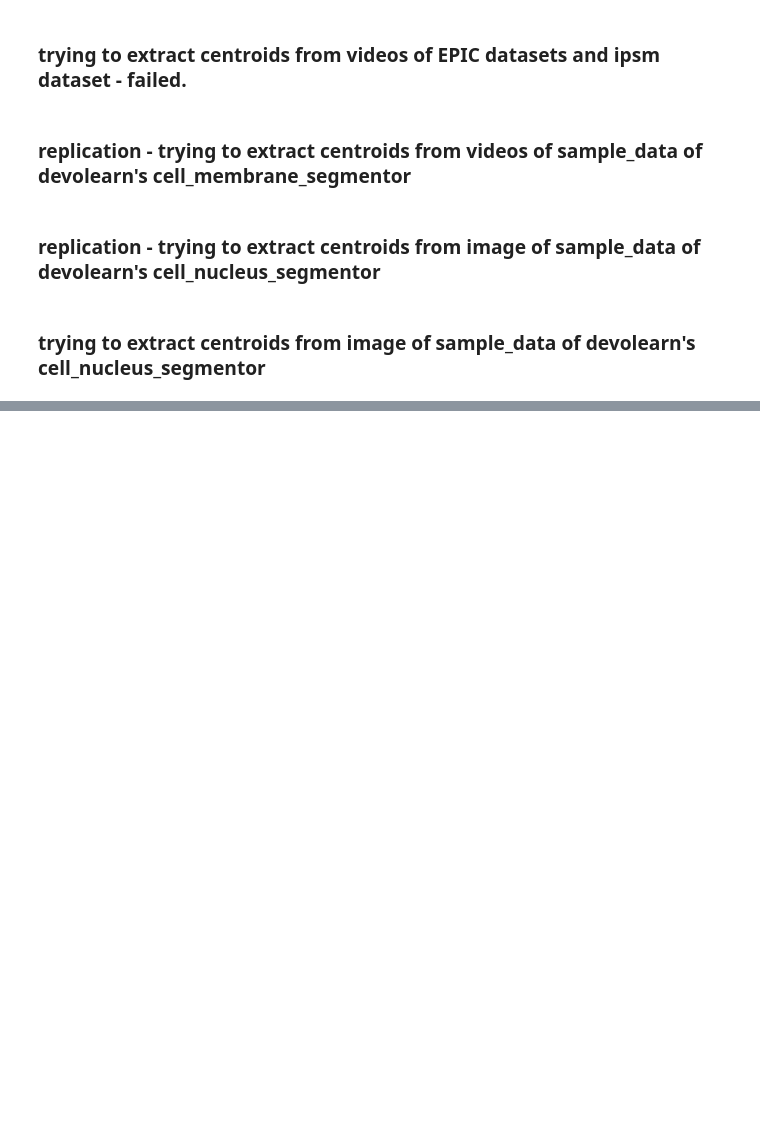
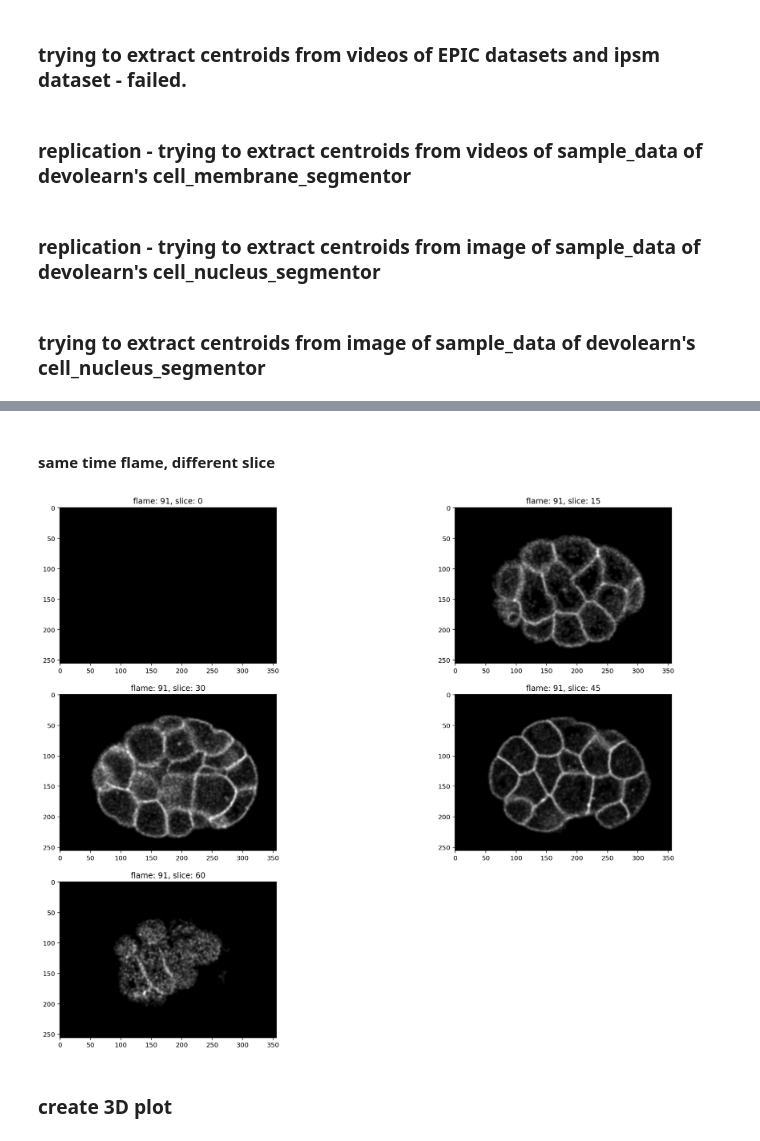
Before and after one commit to LspongebobJH/DevoGraph, a Jupyter notebook: stage_1/stage_1.ipynb, the cells around one changed output, grey strips where cells are left out. Drawn from its saved outputs; the diff is of its cells as text; code cells hidden in the pictures; blank space fills up the shorter version.

```diff
--- a/stage_1/stage_1.ipynb
+++ b/stage_1/stage_1.ipynb
@@ -81,0 +110,14 @@ df.to_csv(os.path.join(EPIC_out_dir, 'centroids.csv'))
+# %% [markdown]
+#### same time flame, different slice
+# %%
+mat = mat_embryo_list[45]
+fig = plt.figure(figsize=(20, 15))
+for slice in range(0, 70, 15):
+    img = mat[..., slice]
+    fig.add_subplot(3, 2, slice // 15 + 1)
+    plt.imshow(img, cmap = "gray")
+    plt.title(f'flame: {flame}, slice: {slice}')
+# %% [output]
+[figure, added]
+# %% [markdown]
+### create 3D plot
```
Also changed, not shown: parts of 13 cells of this notebook, 5 other files.
